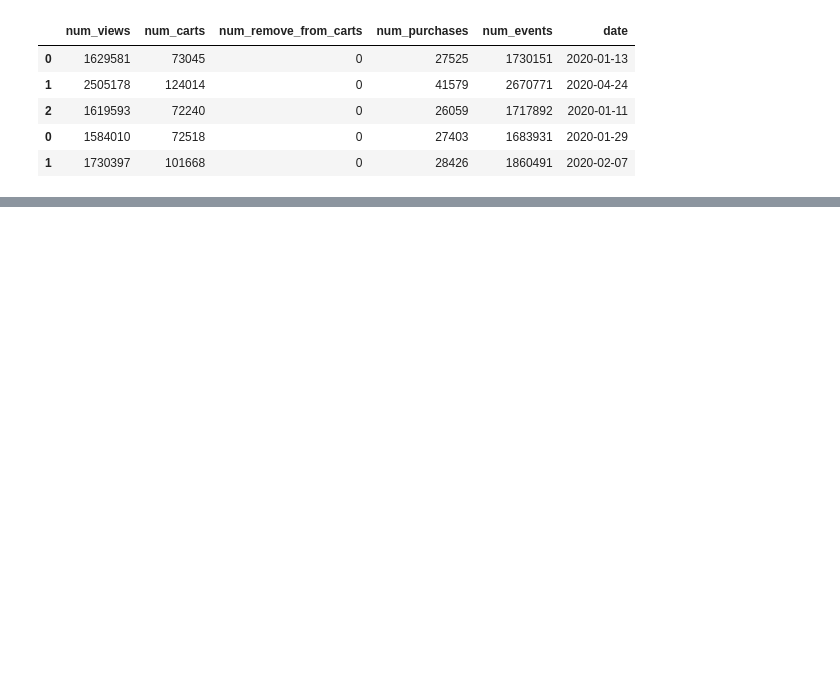
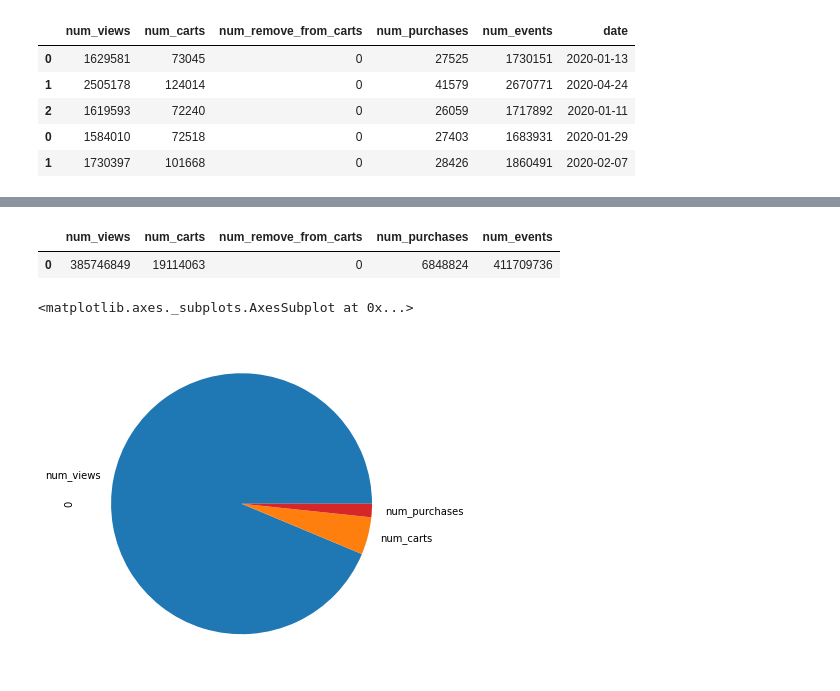
Before and after one commit to SamFangshan/Spark-eCommerce-Behavior-Data-Analysis, a Jupyter notebook: notebook/result_analysis.ipynb, the cells around one changed output, grey strips where cells are left out. Drawn from its saved outputs; the diff is of its cells as text; code cells hidden in the pictures; blank space fills up the shorter version.

```diff
--- a/notebook/result_analysis.ipynb
+++ b/notebook/result_analysis.ipynb
@@ -40,0 +76,12 @@ plt.show()
+# %%
+reader = MergedDataFrameReader('../output/exploreTotalEvents/eventsAgg.csv', columns[0:-1])
+total_events_df = reader.read_csvs_as_one()
+total_events_df.head()
+# %% [output]
+|  | num_views | num_carts | num_remove_from_carts | num_purchases | num_events |
+| 0 | 385746849 | 19114063 | 0 | 6848824 | 411709736 |
+# %%
+pd.Series(total_events_df.iloc[:,0:-1].iloc[0]).plot.pie(figsize=(12, 6))
+# %% [output]
+<matplotlib.axes._subplots.AxesSubplot at 0x...>
+[figure, added]
```
Also changed, not shown: parts of 40 cells of this notebook, 1 other file.
